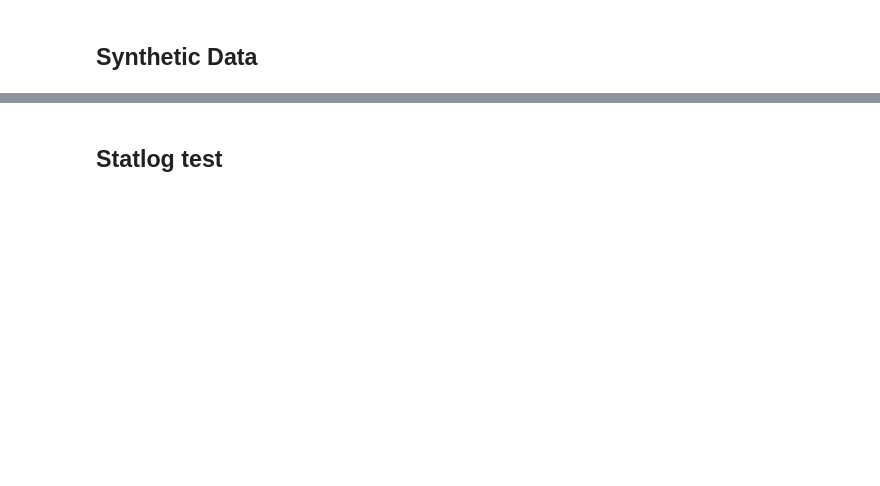
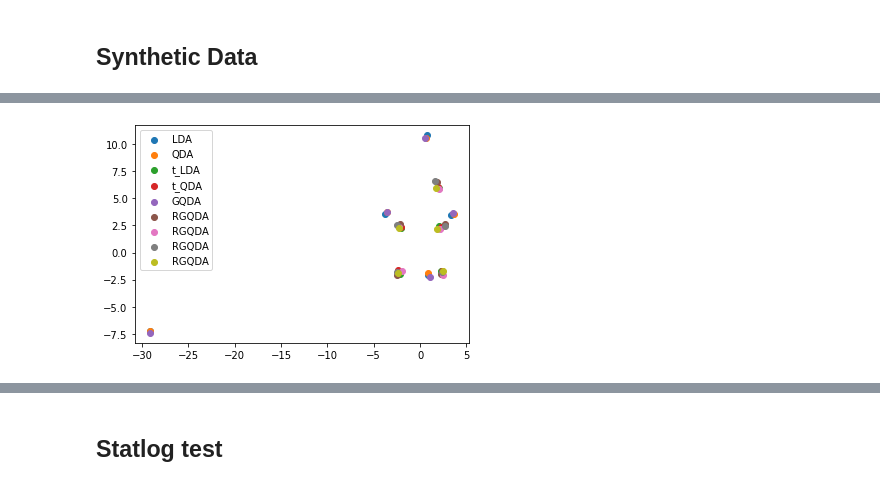
Before and after one commit to Andrewwango/femda, a Jupyter notebook: experiment_LDA.ipynb, the cells around one changed output, grey strips where cells are left out. Drawn from its saved outputs; the diff is of its cells as text; code cells hidden in the pictures; blank space fills up the shorter version.

```diff
--- a/experiment_LDA.ipynb
+++ b/experiment_LDA.ipynb
@@ -253,0 +365,16 @@ AMI 0.47726
+# %%
+def synthesise2d(n, contamination=0, mislabelling=0): #contamination, mislabelling percent
+    hard = False
+    X1 = contaminated(n, stats.multivariate_t, contamination, loc=np.array([2 , 2]), shape=np.eye(2), df=1, hard=hard) #cauchy
+    X2 = contaminated(n, stats.multivariate_t, contamination, loc=np.array([-2, 2]), shape=np.eye(2), df=3, hard=hard) #t
+    X3 = contaminated(n, stats.multivariate_t, contamination, loc=np.array([2 ,-2]), shape=np.eye(2), df=20, hard=hard) #normal
+    X4 = contaminated(n, stats.multivariate_t, contamination, loc=np.array([-2,-2]), shape=np.eye(2), df=1, hard=hard) #cauchy
+    X5 = contaminated(n, stats.multivariate_t, contamination, loc=np.array([2 , 6]), shape=np.eye(2), df=1, hard=hard) #cauchy
+
+    return np.vstack([X1, X2, X3, X4, X5]), mislabelled(n, mislabelling, np.arange(5))
+# %%
+X_test_2d,y_test_2d = synthesise2d(100)
+# %%
+X_2d,y_2d = synthesise2d(100, contamination=0.1, mislabelling=0.1)
+# %%
+models_vis = run_all(X_2d,y_2d,X_test_2d,y_test_2d)
@@ -253,0 +399,4 @@ AMI 0.47726
+# %%
+plot_means(models_vis)
+# %% [output]
+[figure, added]
```
Also changed, not shown: parts of 51 cells of this notebook, 3 other files.
